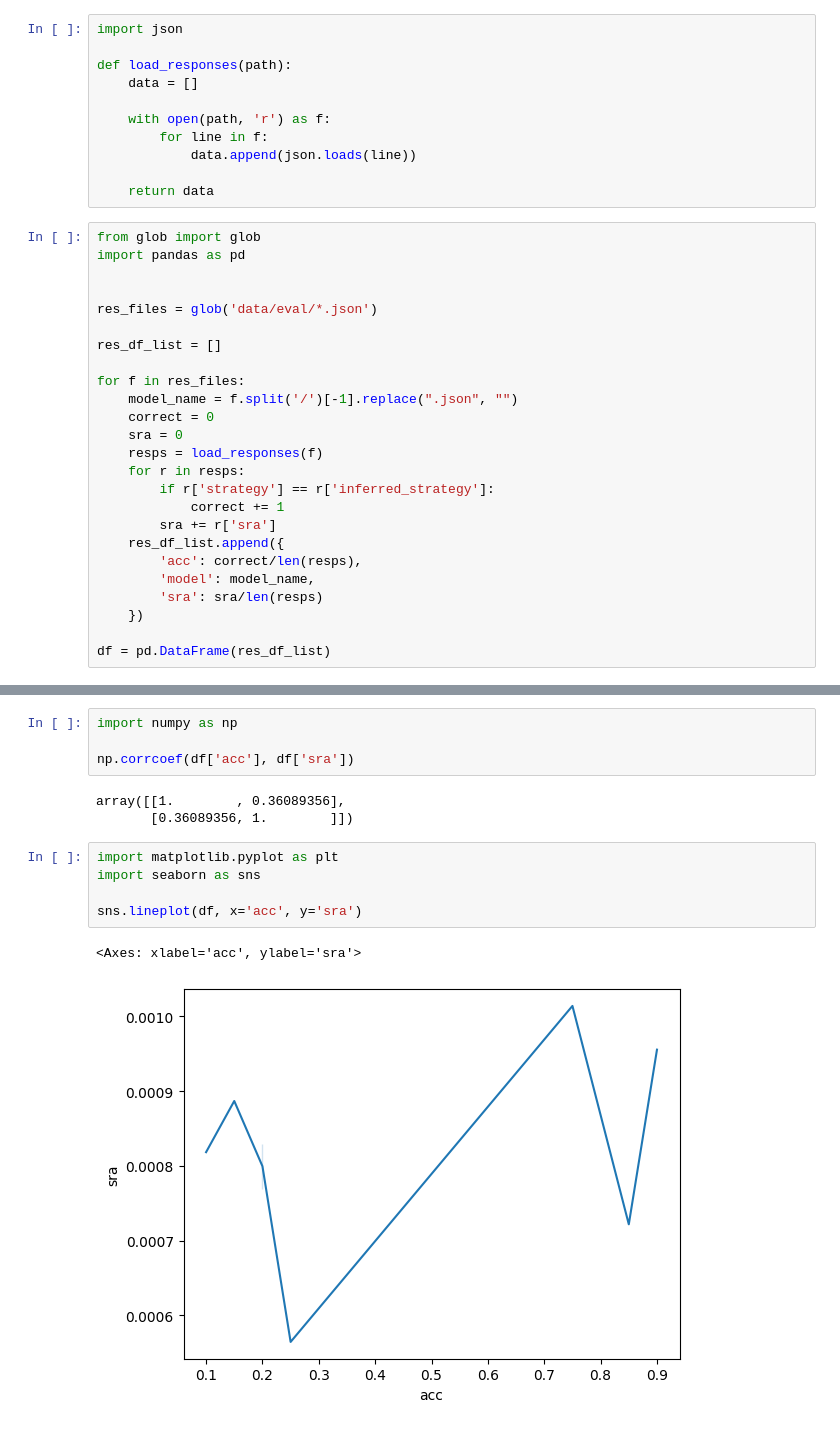
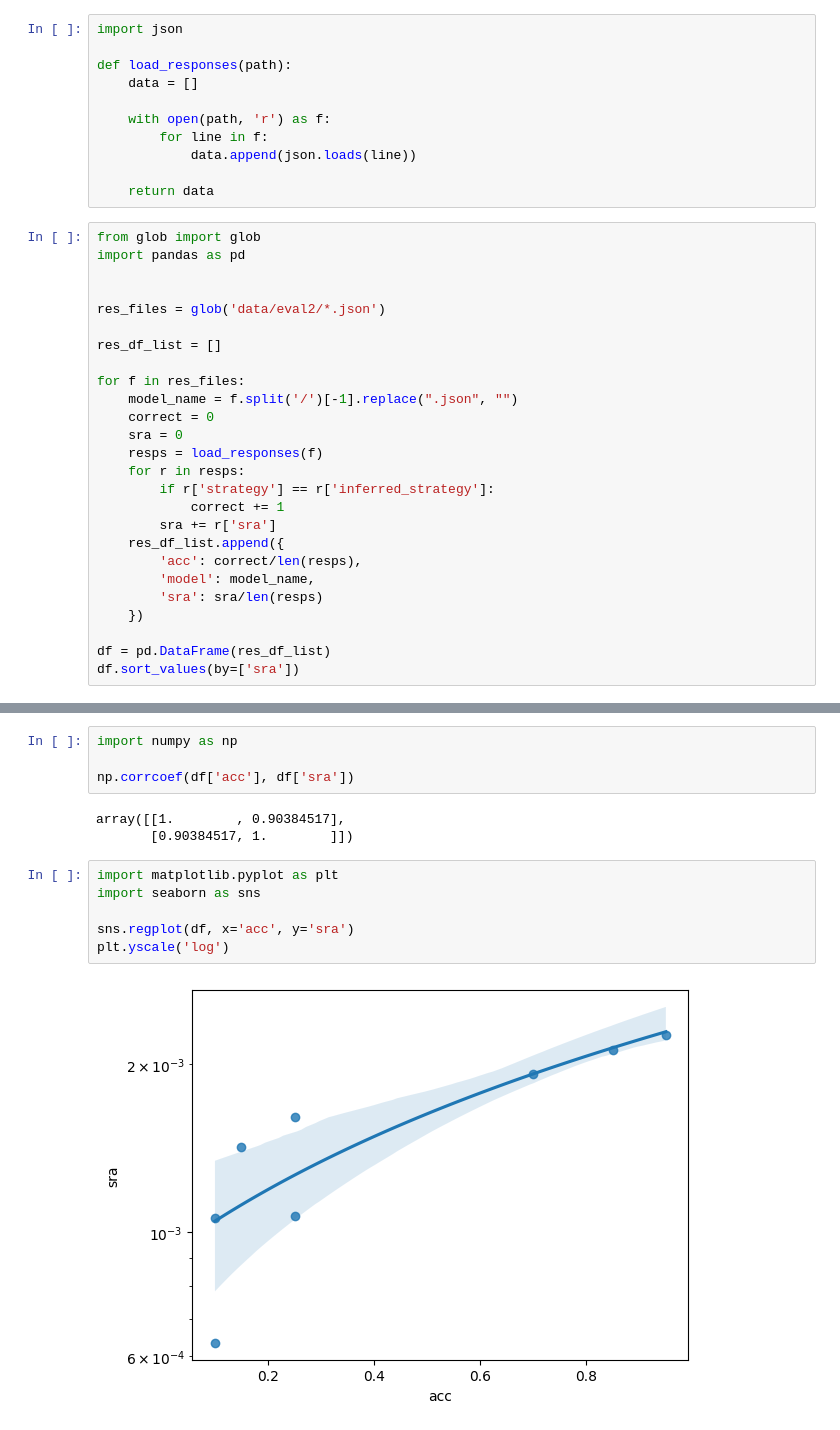
Before and after one commit to navidmdn/ESConv-SRA, a Jupyter notebook: training/evaluation.ipynb, the cells around one changed output, grey strips where cells are left out. Cells and saved outputs as stored; diff of their text form.

```diff
--- a/training/evaluation.ipynb
+++ b/training/evaluation.ipynb
@@ -16,7 +16,7 @@ from glob import glob
 import pandas as pd
 
 
-res_files = glob('data/eval/*.json')
+res_files = glob('data/eval2/*.json')
 
 res_df_list = []
 
@@ -36,3 +36,4 @@ for f in res_files:
     })
 
 df = pd.DataFrame(res_df_list)
+df.sort_values(by=['sra'])
@@ -41,13 +52,13 @@ import numpy as np
 
 np.corrcoef(df['acc'], df['sra'])
 # %% [output]
-array([[1.        , 0.36089356],
-       [0.36089356, 1.        ]])
+array([[1.        , 0.90384517],
+       [0.90384517, 1.        ]])
 # %%
 import matplotlib.pyplot as plt
 import seaborn as sns
 
-sns.lineplot(df, x='acc', y='sra')
+sns.regplot(df, x='acc', y='sra')
+plt.yscale('log')
 # %% [output]
-<Axes: xlabel='acc', ylabel='sra'>
-[figure, old version]
+[figure, new version]
```
Also changed, not shown: parts of 6 cells of this notebook, 3 other files.
